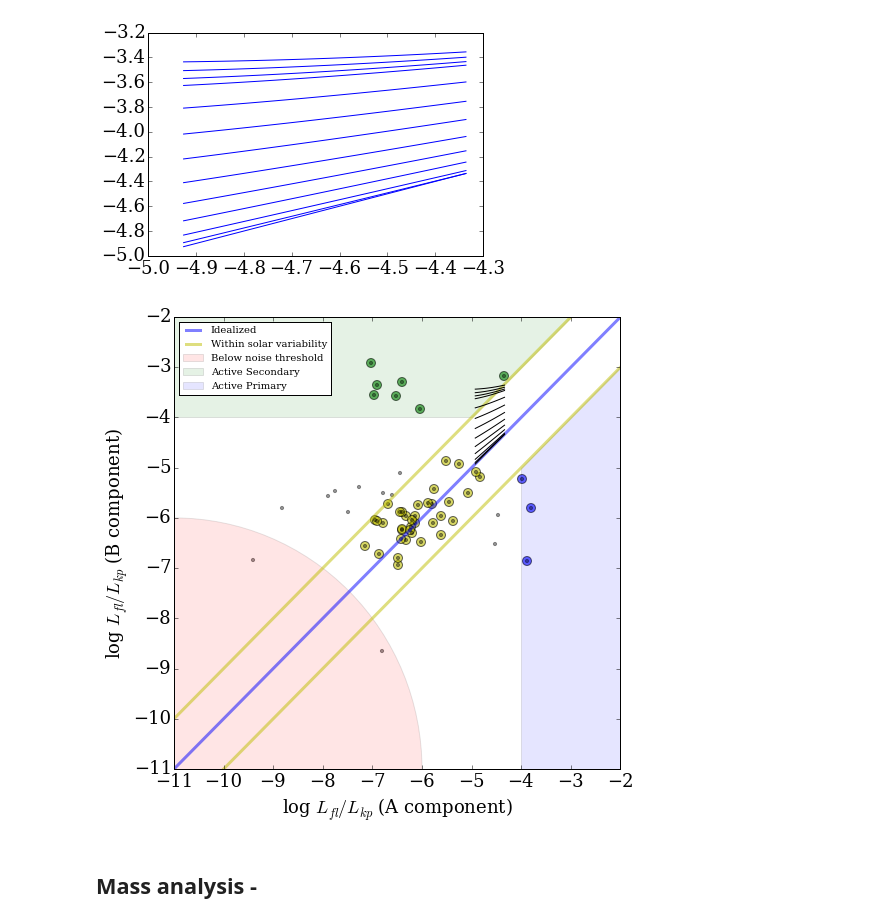
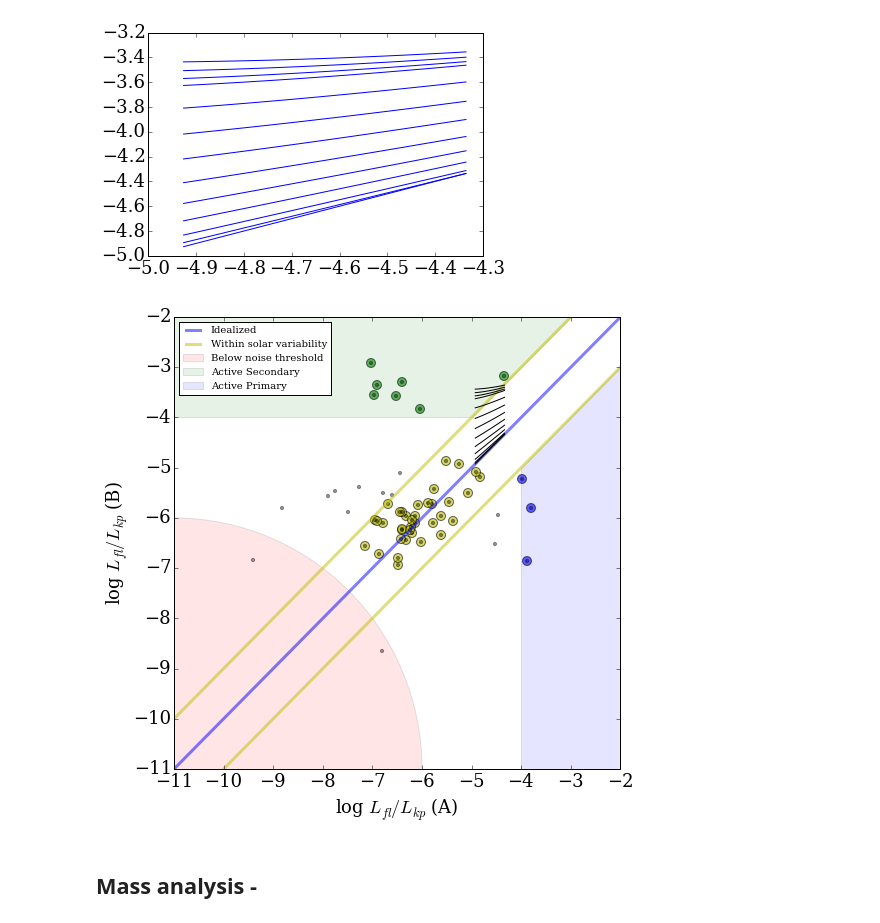
Before and after one commit to RileyWClarke/WideBinaryProject, a Jupyter notebook: WideBinaryProject.v3.ipynb, the cells around one changed output. Saved outputs shown, nothing was run; the diff lists cells and outputs as text; code cells hidden in the pictures.

```diff
--- a/WideBinaryProject.v3.ipynb
+++ b/WideBinaryProject.v3.ipynb
@@ -304,6 +304,8 @@ for k in range (mass_wb.size):
 # %% [output]
 [figure]
 # %%
+### Final w/ mass ratio tracks ###
+
 plt.figure(figsize=(8,8.1))
 
 # plt.plot(np.log10(Lfl_Lbol[m][a][Good_both_a2]), np.log10(Lfl_Lbol[m][b][Good_both_a2]), 'ro', alpha = 0.6)
@@ -313,36 +315,36 @@ plt.scatter(np.log10(Lfl_Lbol[m][a][Good_either][gbox]), np.log10(Lfl_Lbol[m][b]
 
 plt.scatter(np.log10(Lfl_Lbol[m][a][Good_either][bbox]), np.log10(Lfl_Lbol[m][b][Good_either][bbox]),
             alpha = 0.6, s=80, c='b', edgecolor='k')
 
 plt.scatter(np.log10(Lfl_Lbol[m][a][Good_either][ybox]), np.log10(Lfl_Lbol[m][b][Good_either][ybox]),
             alpha = 0.6, s=80, c='y', edgecolor='k')
 
 plt.scatter(np.log10(Lfl_Lbol[m][a][Good_either]), np.log10(Lfl_Lbol[m][b][Good_either]), s=10, c='k', alpha=0.4)
 
 
 plt.plot([-11,-2], [-11,-2],'b', lw=3, alpha=0.5,label='Idealized')
 plt.plot([-11,-2], [-12,-3],'y', lw=3, alpha=0.5,label='Within solar variability')
 plt.plot([-11,-2], [-10,-1],'y', lw=3, alpha=0.5)
 
 box1 = plt.Polygon([[-5,-4],[-11,-4],[-11,-2],[-3,-2]],fc='g',alpha=0.1,label='Active Secondary')
 box2 = plt.Polygon([[-4,-5],[-4,-11],[-2,-11],[-2,-3]],fc='b',alpha=0.1,label='Active Primary')
 circle = plt.Circle((-11, -11), radius=5, fc='r',alpha=0.1,label='Below noise threshold')
 plt.gca().add_patch(circle)
 plt.gca().add_patch(box1)
 plt.gca().add_patch(box2)
 
 
 for k in range (mass_wb.size):
     plt.plot(Lfl_Lkp_wb[-1,:],Lfl_Lkp_wb[k,:],color='k')
 
 plt.xlim(-11, -2)
 plt.ylim(-11, -2)
-plt.xlabel(r'log $L_{fl}/L_{kp}$ (A component)')
-plt.ylabel(r'log $L_{fl}/L_{kp}$ (B component)')
+plt.xlabel(r'log $L_{fl}/L_{kp}$ (A)')
+plt.ylabel(r'log $L_{fl}/L_{kp}$ (B)')
 plt.legend(fontsize=10, loc=2)
 plt.savefig('AB_v4.png',dpi=600)
 # %% [output]
-[figure, old version]
+[figure, new version]
 # %% [markdown]
 ## Mass analysis -
 # %%
```
Also changed, not shown: parts of 8 cells of this notebook.
